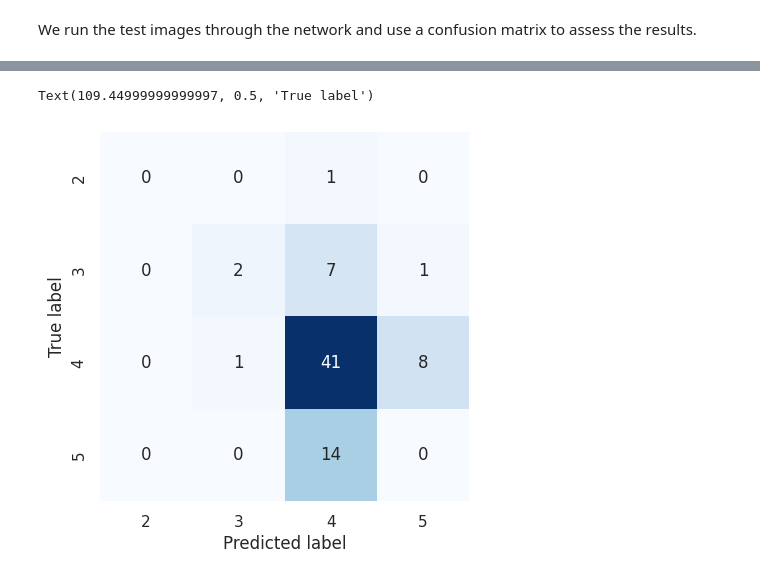
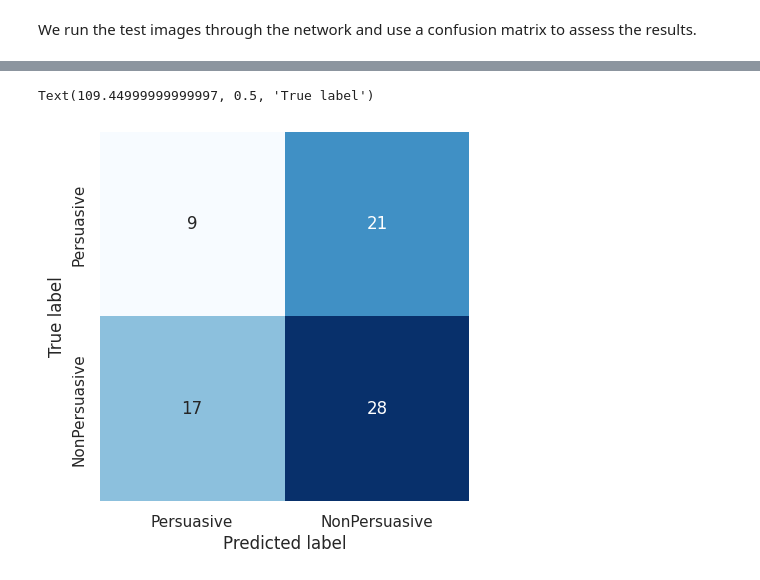
Before and after one commit to valentinefleith/audio-features-internship, a Jupyter notebook: deep_learning/CNN_Spectrograms.ipynb, the cells around one changed output, grey strips where cells are left out. Drawn from its saved outputs; the diff is of its cells as text; code cells hidden in the pictures.

```diff
--- a/deep_learning/CNN_Spectrograms.ipynb
+++ b/deep_learning/CNN_Spectrograms.ipynb
@@ -51,9 +49,9 @@ Check if the number of spectrograms corresponds to the number of audio files:
 # %%
 total_len = 0
 
-for i in range(2, 6):
-  total_len += len(os.listdir(f'/content/drive/My Drive/Internship/Spectrograms/{i}'))
-  if len(os.listdir(f'/content/drive/My Drive/Internship/Spectrograms/{i}')) == len(os.listdir(f'/content/drive/My Drive/Internship/Audio/{i}')):
+for cat in ["Persuasive", "NonPersuasive"]:
+  total_len += len(os.listdir(f'/content/drive/My Drive/Internship/Spectrograms/{cat}'))
+  if len(os.listdir(f'/content/drive/My Drive/Internship/Spectrograms/{cat}')) == len(os.listdir(f'/content/drive/My Drive/Internship/Audio/{cat}')):
     print('OK')
   else:
     print('NOT OK')
@@ -92,8 +88,8 @@ def show_images(images):
 x = []
 y = []
 # %%
-for i in range(2, 6):
-  images, labels = load_image_from_path(f'/content/drive/My Drive/Internship/Spectrograms/{i}', i)
+for cat in ['Persuasive', 'NonPersuasive']:
+  images, labels = load_image_from_path(f'/content/drive/My Drive/Internship/Spectrograms/{cat}', cat)
   show_images(images)
   x += images
   y += labels
@@ -107,14 +101,24 @@ Split the images and labels into 2 datasets - one for training and one for testi
 # %%
 from tensorflow.keras.utils import to_categorical
 from sklearn.model_selection import train_test_split
+from sklearn.preprocessing import LabelEncoder
 
 x_train, x_test, y_train, y_test = train_test_split(x, y, stratify=y, test_size=0.3, random_state=0)
 
 x_train_norm = np.array(x_train) / 255
 x_test_norm = np.array(x_test) / 255
 
-y_train_encoded = to_categorical(y_train)
-y_test_encoded = to_categorical(y_test)
+# Encode labels to numerical values
+label_encoder = LabelEncoder()
+y_train_encoded = label_encoder.fit_transform(y_train)
+y_test_encoded = label_encoder.transform(y_test)
+
+# Now you can apply to_categorical
+y_train_encoded = to_categorical(y_train_encoded)
+y_test_encoded = to_categorical(y_test_encoded)
+
+#y_train_encoded = to_categorical(y_train)
+#y_test_encoded = to_categorical(y_test)
 # %% [markdown]
 ## Build and train the CNN
 
@@ -232,7 +236,7 @@ We define a neural network to classify features extracted by MobileNetV2.
 model = Sequential()
 model.add(Flatten(input_shape=train_features.shape[1:]))
 model.add(Dense(1024, activation='relu'))
-model.add(Dense(6, activation='softmax'))
+model.add(Dense(2, activation='softmax'))
 model.compile(optimizer='adam', loss='categorical_crossentropy', metrics=['accuracy'])
 
 model.summary()
@@ -300,7 +304,7 @@ sns.set()
 
 y_predicted = model.predict(test_features)
 mat = confusion_matrix(y_test_encoded.argmax(axis=1), y_predicted.argmax(axis=1))
-class_labels = [ '2', '3', '4', '5']
+class_labels = ['Persuasive', 'NonPersuasive']
 sns.heatmap(mat, square=True, annot=True, fmt='d', cbar=False, cmap='Blues', xticklabels=class_labels, yticklabels=class_labels)
 plt.xlabel('Predicted label')
 plt.ylabel('True label')
@@ -309,2 +313,2 @@ plt.ylabel('True label')
 Text(109.44999999999997, 0.5, 'True label')
-[figure, old version]
+[figure, new version]
```
Also changed, not shown: parts of 12 cells of this notebook, 7 other files.
